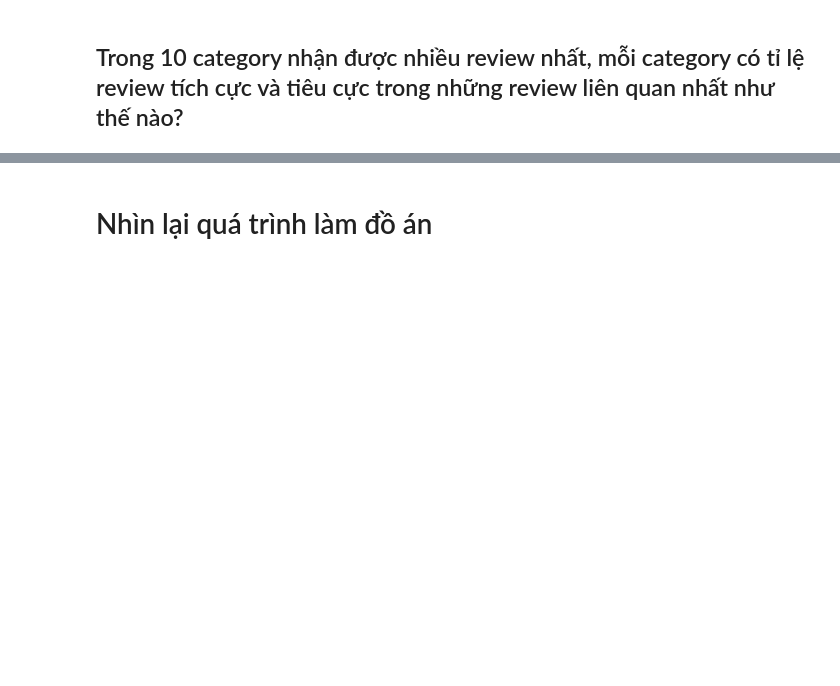
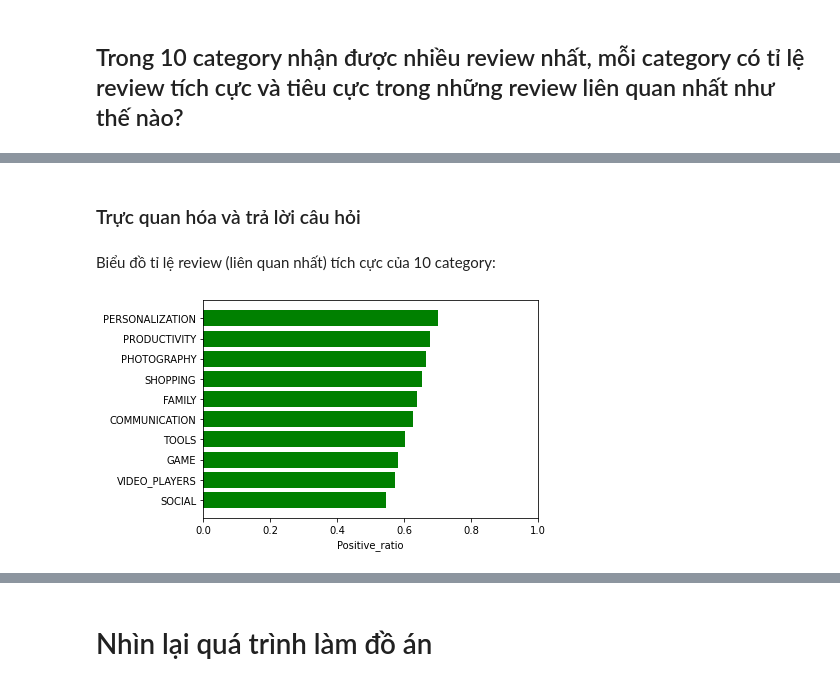
Before and after one commit to tqthangbl/P4DS-FinalProject, a Jupyter notebook: notebook.ipynb, the cells around one changed output, grey strips where cells are left out. Cells and saved outputs as stored; diff of their text form; code cells hidden in the pictures; blank space fills up the shorter version.

```diff
--- a/notebook.ipynb
+++ b/notebook.ipynb
@@ -995,0 +996,11 @@ stat_reviews_df
+# %% [markdown]
+### Trực quan hóa và trả lời câu hỏi
+# %% [markdown]
+Biểu đồ tỉ lệ review (liên quan nhất) tích cực của 10 category:
+# %%
+positive_ratio_series = stat_reviews_df['Positive_ratio'].sort_values()
+plt.barh(positive_ratio_series.index, positive_ratio_series.values, color="green")
+plt.xlim(0, 1)
+plt.xlabel('Positive_ratio');
+# %% [output]
+[figure, added]
```
Also changed, not shown: parts of 32 cells of this notebook.
